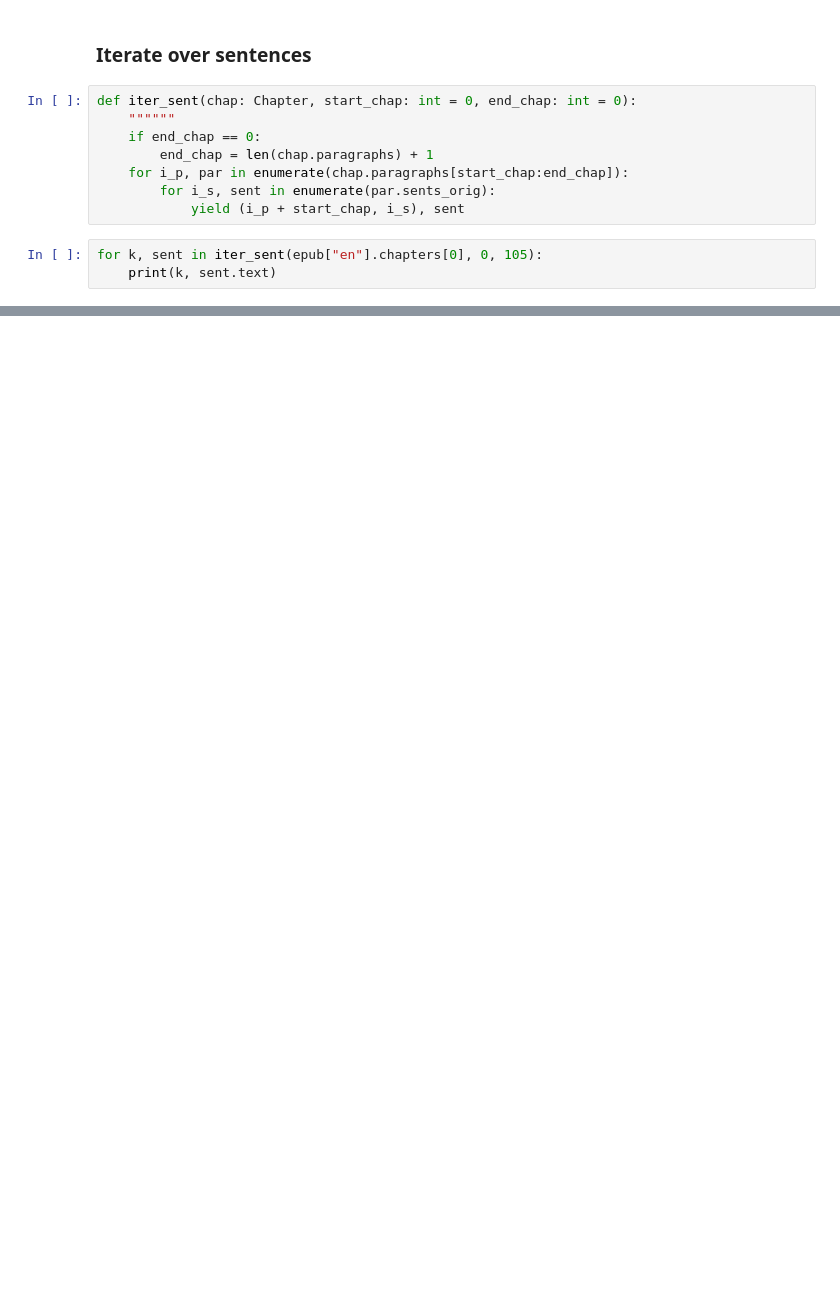
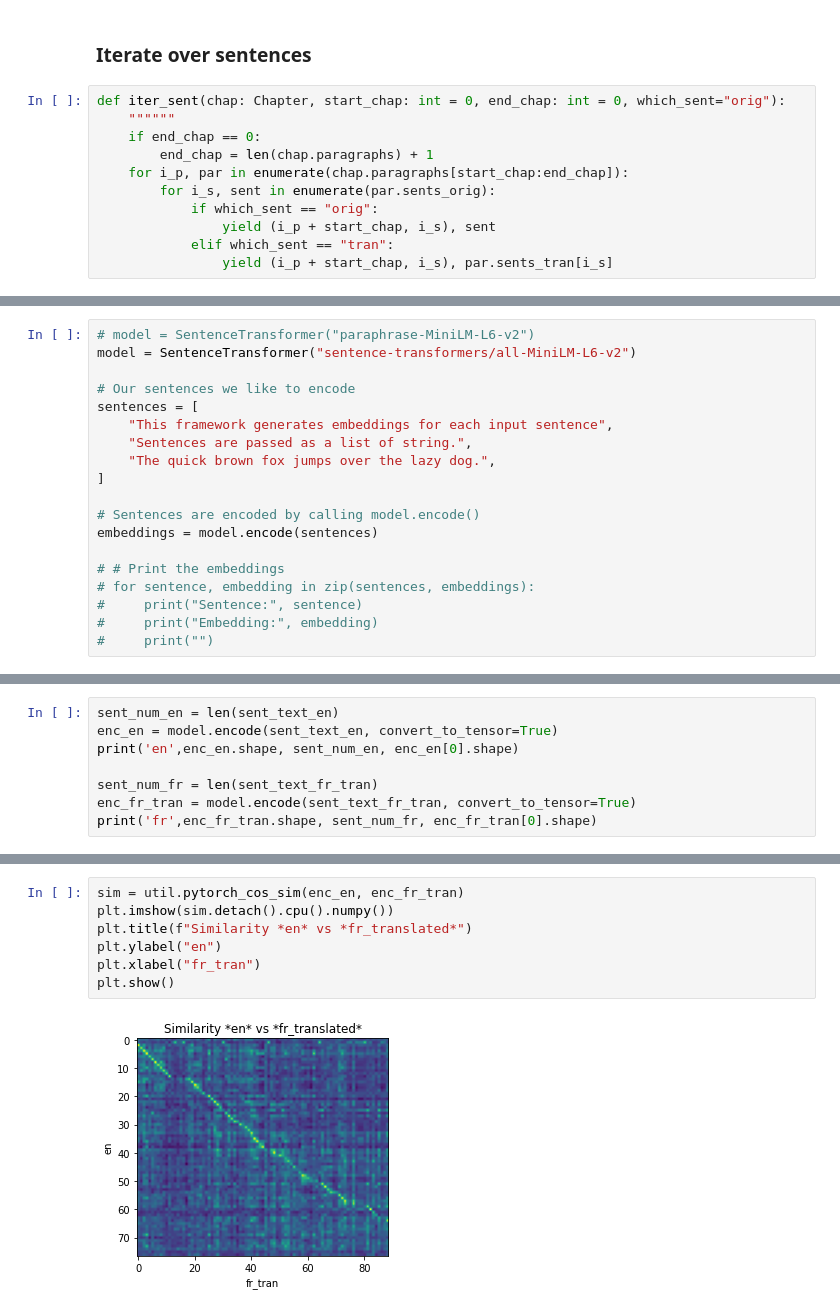
Before and after one commit to Pitrified/snippet, a Jupyter notebook: python/streamlit-sample/align-epub/run_epub.ipynb, the cells around one changed output, grey strips where cells are left out. Drawn from its saved outputs; the diff is of its cells as text; blank space fills up the shorter version.

Commit message:
[ALIGN-EPUB] Use sentence encoder to compute similarity

```diff
--- a/python/streamlit-sample/align-epub/run_epub.ipynb
+++ b/python/streamlit-sample/align-epub/run_epub.ipynb
@@ -93,13 +99,13 @@ doc_fr_to_en.similarity(sent_en)
 # %% [markdown]
 ### Iterate over sentences
 # %%
-def iter_sent(chap: Chapter, start_chap: int = 0, end_chap: int = 0):
+def iter_sent(chap: Chapter, start_chap: int = 0, end_chap: int = 0, which_sent="orig"):
     """"""
     if end_chap == 0:
         end_chap = len(chap.paragraphs) + 1
     for i_p, par in enumerate(chap.paragraphs[start_chap:end_chap]):
         for i_s, sent in enumerate(par.sents_orig):
-            yield (i_p + start_chap, i_s), sent
+            if which_sent == "orig":
+                yield (i_p + start_chap, i_s), sent
+            elif which_sent == "tran":
+                yield (i_p + start_chap, i_s), par.sents_tran[i_s]
-# %%
-for k, sent in iter_sent(epub["en"].chapters[0], 0, 105):
-    print(k, sent.text)
@@ -105,0 +128,19 @@ for k, sent in iter_sent(epub["en"].chapters[0], 0, 105):
+# %%
+# model = SentenceTransformer("paraphrase-MiniLM-L6-v2")
+model = SentenceTransformer("sentence-transformers/all-MiniLM-L6-v2")
+
+# Our sentences we like to encode
+sentences = [
+    "This framework generates embeddings for each input sentence",
+    "Sentences are passed as a list of string.",
+    "The quick brown fox jumps over the lazy dog.",
+]
+
+# Sentences are encoded by calling model.encode()
+embeddings = model.encode(sentences)
+
+# # Print the embeddings
+# for sentence, embedding in zip(sentences, embeddings):
+#     print("Sentence:", sentence)
+#     print("Embedding:", embedding)
+#     print("")
@@ -105,0 +165,8 @@ for k, sent in iter_sent(epub["en"].chapters[0], 0, 105):
+# %%
+sent_num_en = len(sent_text_en)
+enc_en = model.encode(sent_text_en, convert_to_tensor=True)
+print('en',enc_en.shape, sent_num_en, enc_en[0].shape)
+
+sent_num_fr = len(sent_text_fr_tran)
+enc_fr_tran = model.encode(sent_text_fr_tran, convert_to_tensor=True)
+print('fr',enc_fr_tran.shape, sent_num_fr, enc_fr_tran[0].shape)
@@ -105,0 +180,9 @@ for k, sent in iter_sent(epub["en"].chapters[0], 0, 105):
+# %%
+sim = util.pytorch_cos_sim(enc_en, enc_fr_tran)
+plt.imshow(sim.detach().cpu().numpy())
+plt.title(f"Similarity *en* vs *fr_translated*")
+plt.ylabel("en")
+plt.xlabel("fr_tran")
+plt.show()
+# %% [output]
+[figure, added]
```
Also changed, not shown: parts of 9 cells of this notebook, 1 other file.
